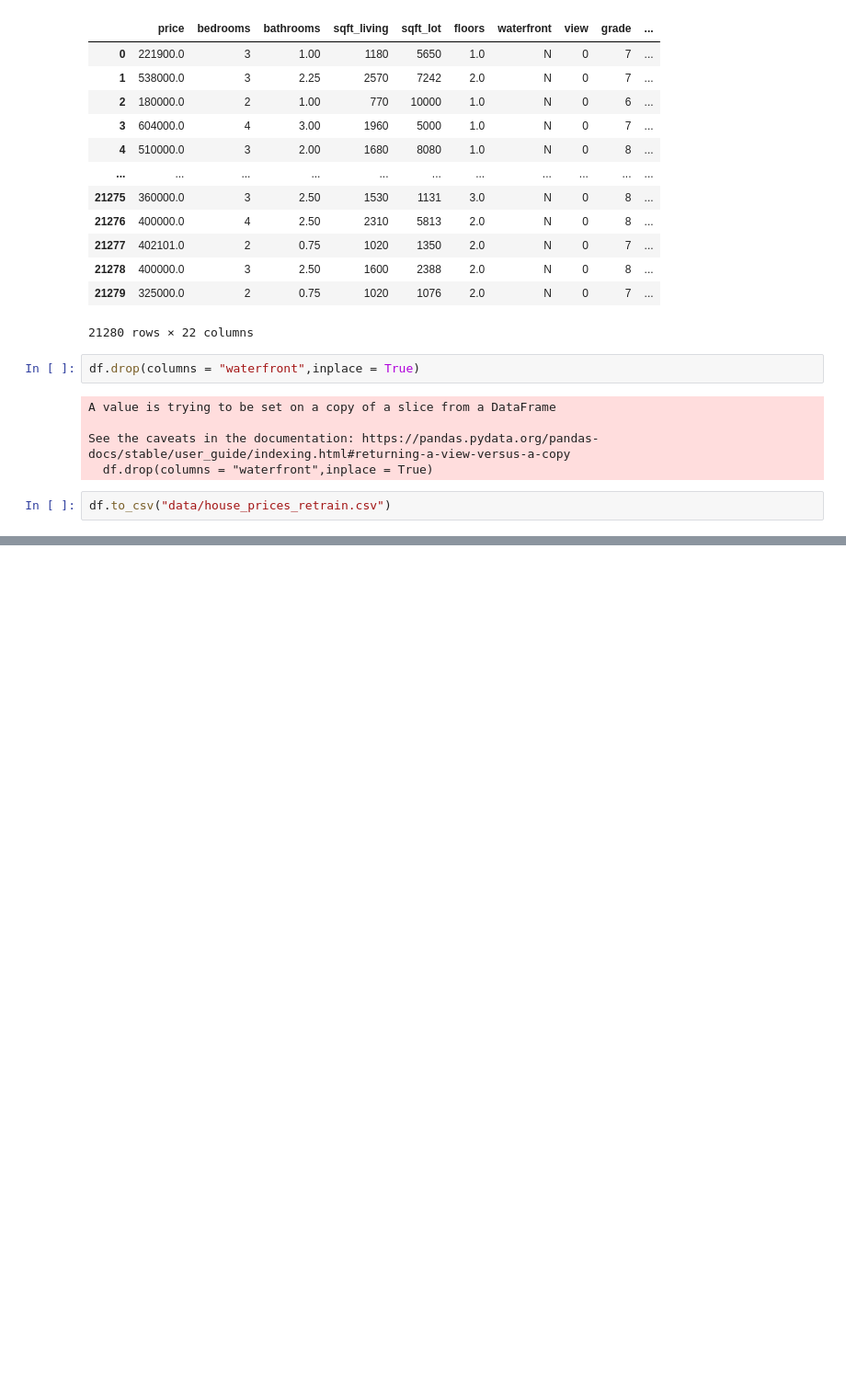
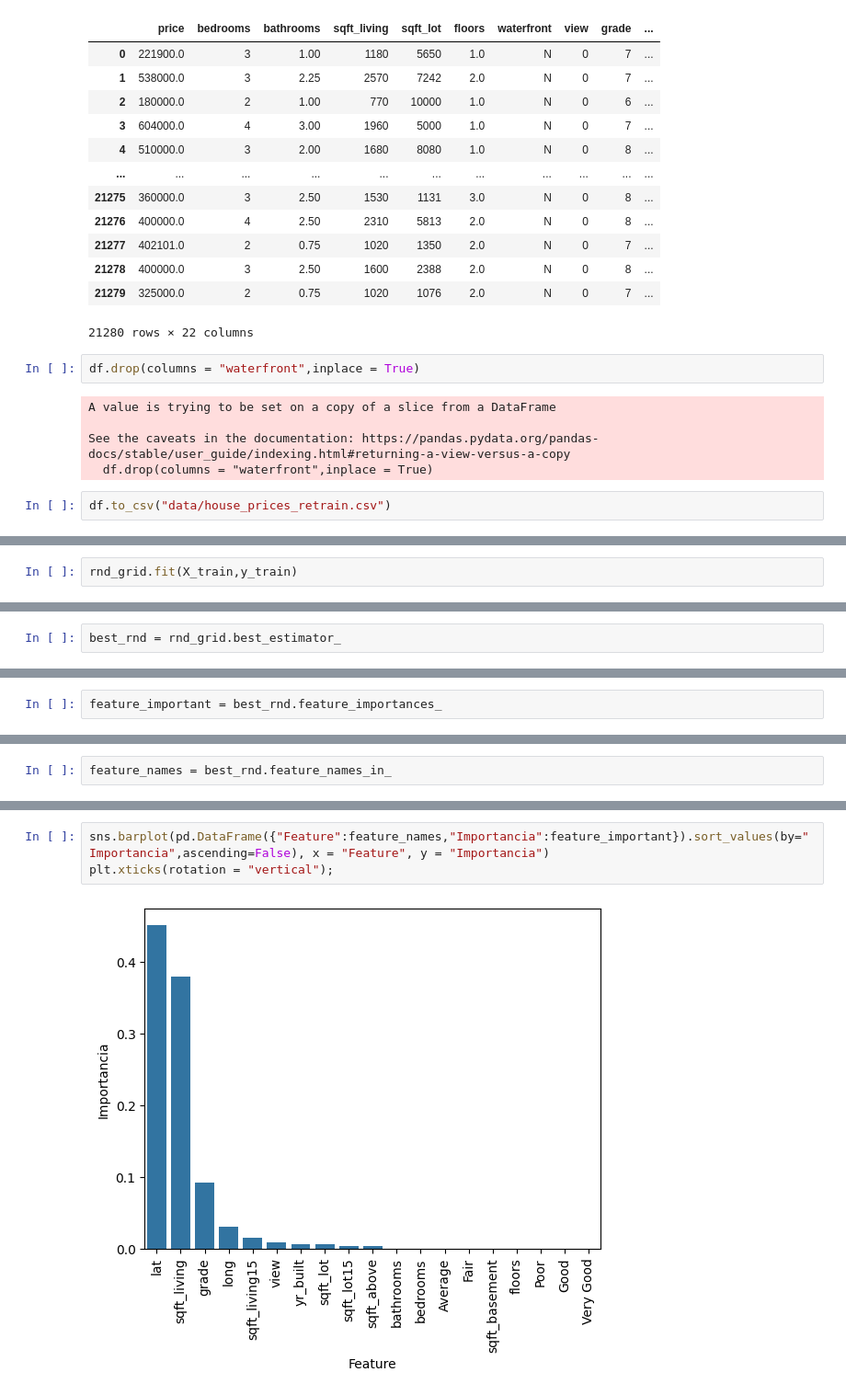
Before and after one commit to PacoFletcher/Web_data_house_pricing, a Jupyter notebook: rama_test.ipynb, the cells around one changed output, grey strips where cells are left out. Shown at 92% size. Cells and saved outputs as stored; diff of their text form; blank space fills up the shorter version.

```diff
--- a/rama_test.ipynb
+++ b/rama_test.ipynb
@@ -331,0 +351,2 @@ df.to_csv("data/house_prices_retrain.csv")
+# %%
+rnd_grid.fit(X_train,y_train)
@@ -331,0 +368,2 @@ df.to_csv("data/house_prices_retrain.csv")
+# %%
+best_rnd = rnd_grid.best_estimator_
@@ -331,0 +391,2 @@ df.to_csv("data/house_prices_retrain.csv")
+# %%
+feature_important = best_rnd.feature_importances_
@@ -331,0 +401,2 @@ df.to_csv("data/house_prices_retrain.csv")
+# %%
+feature_names = best_rnd.feature_names_in_
@@ -331,0 +423,5 @@ df.to_csv("data/house_prices_retrain.csv")
+# %%
+sns.barplot(pd.DataFrame({"Feature":feature_names,"Importancia":feature_important}).sort_values(by="Importancia",ascending=False), x = "Feature", y = "Importancia")
+plt.xticks(rotation = "vertical");
+# %% [output]
+[figure, added]
```
Also changed, not shown: parts of 17 cells of this notebook, 1 other file.
